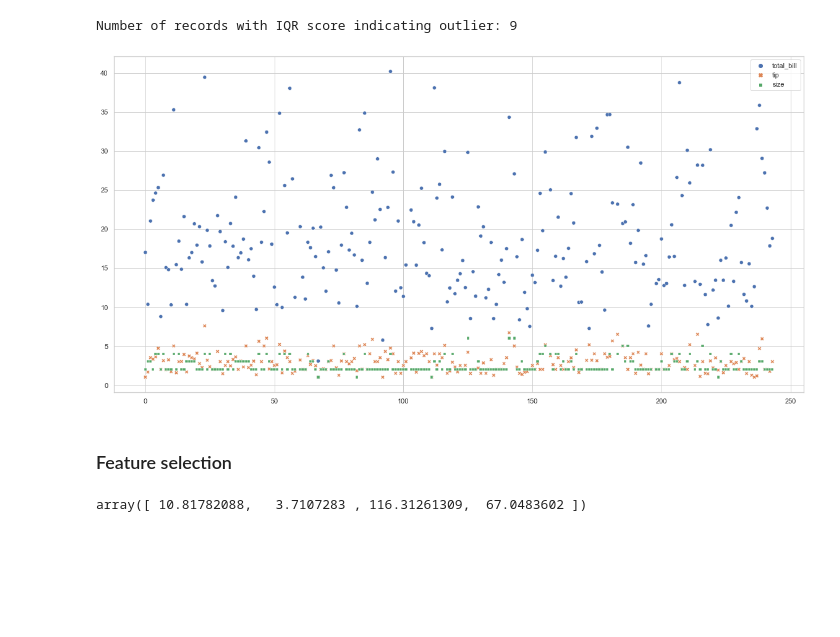
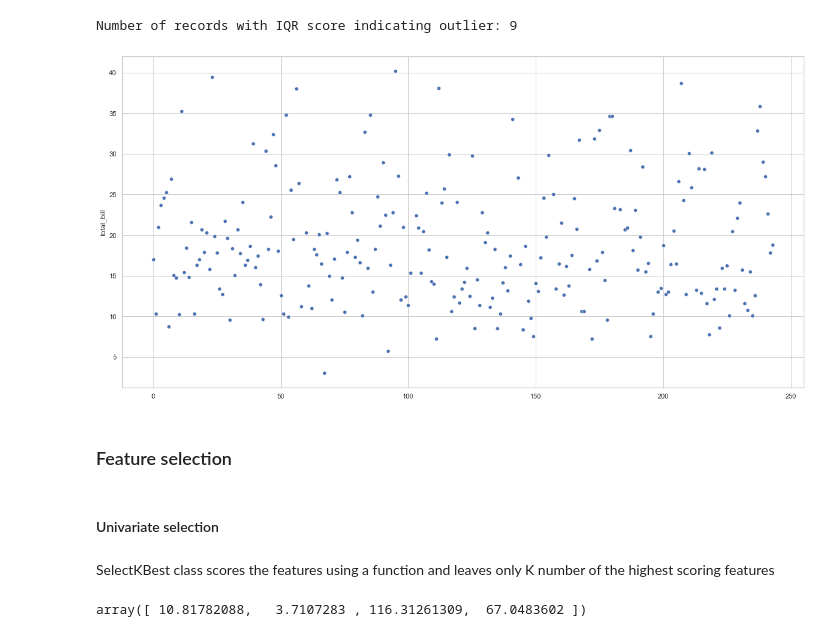
Before and after one commit to ulmii/machine-learning, a Jupyter notebook: ml.ipynb, the cells around one changed output. Cells and saved outputs as stored; diff of their text form; code cells hidden in the pictures; blank space fills up the shorter version.

```diff
--- a/ml.ipynb
+++ b/ml.ipynb
@@ -335,13 +196,17 @@ Number of records with IQR score indicating outlier: 9
 # %%
 tips_iqr = tips[~((tips.total_bill < (q1.total_bill - 1.5 * iqr.total_bill)) | (tips.total_bill > (q3.total_bill + 1.5 * iqr.total_bill)))]
 # %%
-sns.scatterplot(data=tips_iqr)
+sns.scatterplot(data=tips_iqr.total_bill)
 plt.show()
 # %% [output]
-[figure, old version]
+[figure, new version]
 # %% [markdown]
 ### Feature selection
 # %%
 df = datasets.load_iris(as_frame=True)
 X, Y = datasets.load_iris(return_X_y=True)
+# %% [markdown]
+#### Univariate selection
+# %% [markdown]
+SelectKBest class scores the features using a function and leaves only K number of the highest scoring features
 # %%
```
Also changed, not shown: parts of 83 cells of this notebook.
